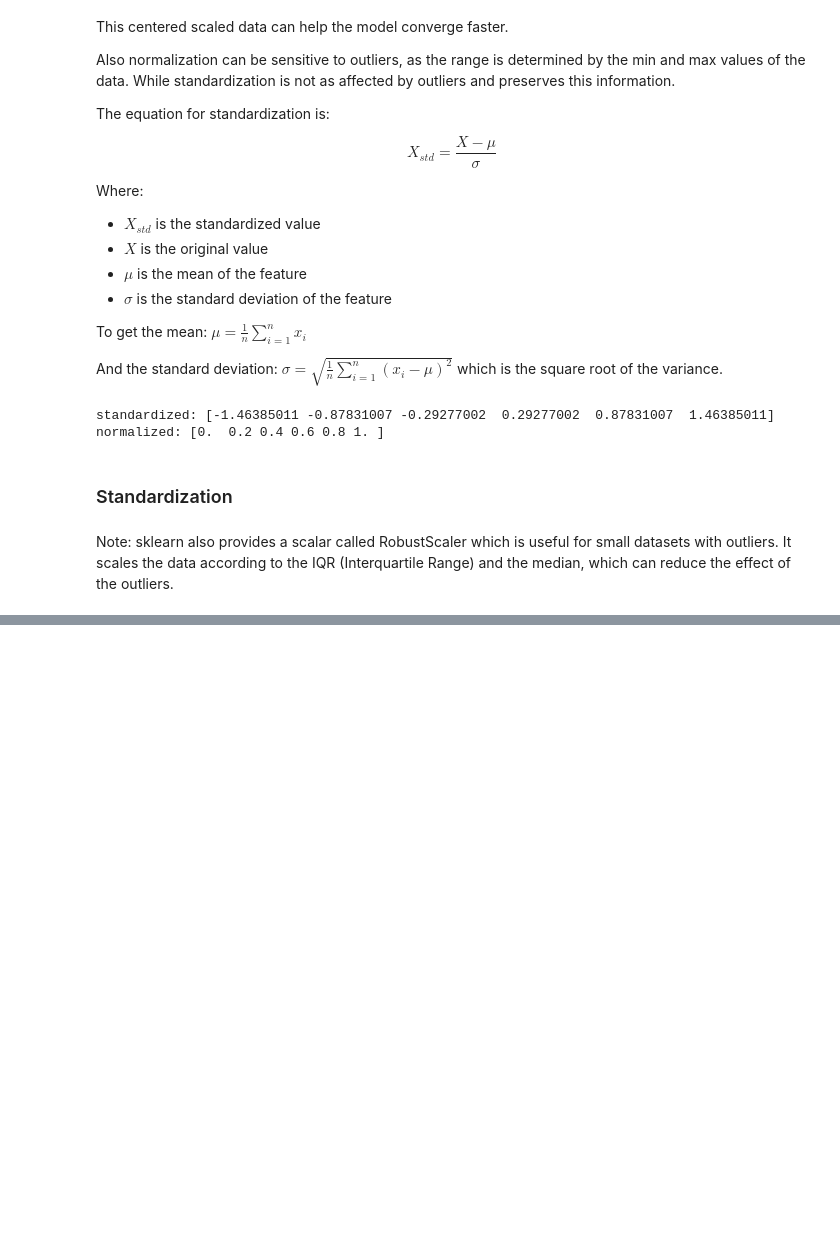
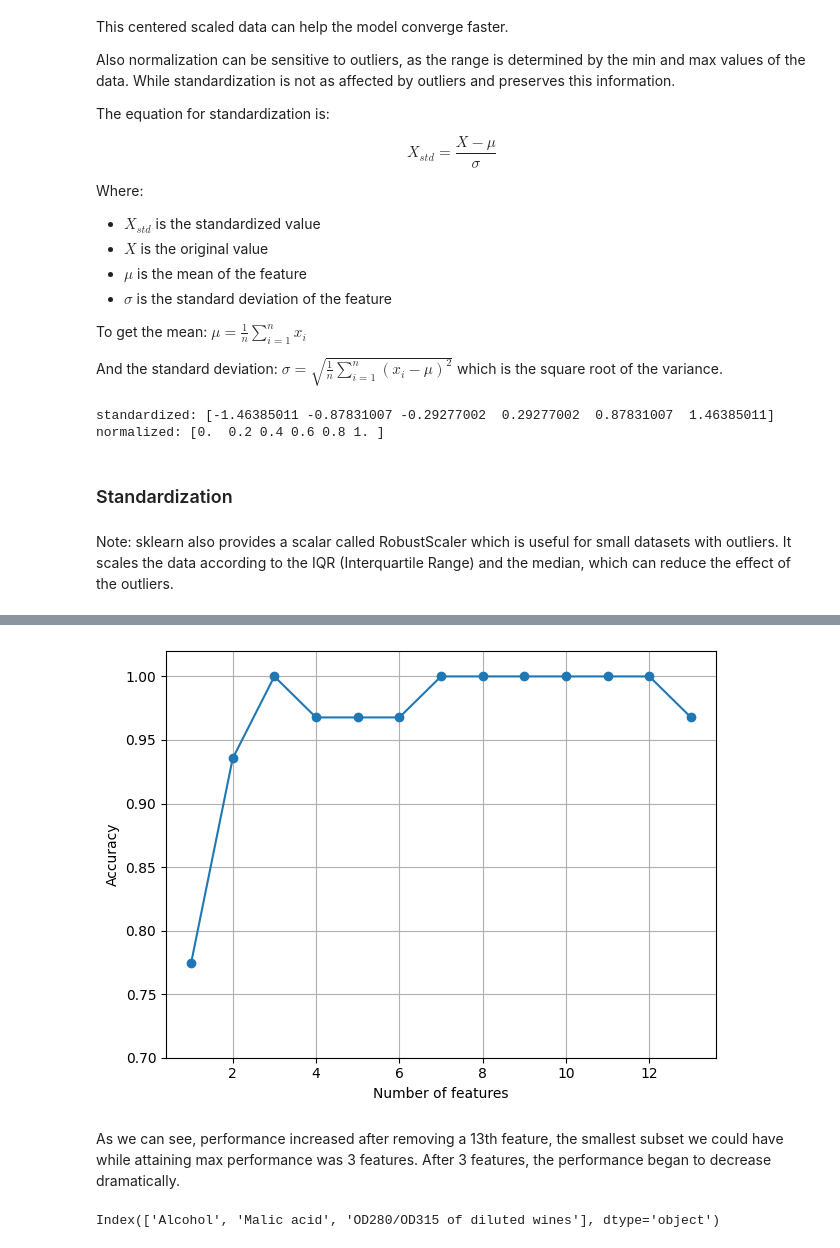
Before and after one commit to heyskylark/python-machine-learning, a Jupyter notebook: notebooks/preprocessing/wineDatasetProcessing.ipynb, the cells around one changed output, grey strips where cells are left out. Cells and saved outputs as stored; diff of their text form; code cells hidden in the pictures; blank space fills up the shorter version.

```diff
--- a/notebooks/preprocessing/wineDatasetProcessing.ipynb
+++ b/notebooks/preprocessing/wineDatasetProcessing.ipynb
@@ -80,0 +189,24 @@ Note: sklearn also provides a scalar called RobustScaler which is useful for sma
+# %%
+knn = KNeighborsClassifier(n_neighbors=5)
+
+sbs = SBS(knn, k_features=1)
+sbs.fit(X_train_std, y_train)
+
+k_feat = [len(k) for k in sbs.subsets_]
+
+plt.plot(k_feat, sbs.scores_, marker='o')
+plt.ylim([0.7, 1.02])
+plt.ylabel('Accuracy')
+plt.xlabel('Number of features')
+plt.grid()
+plt.tight_layout()
+plt.show()
+# %% [output]
+[figure, added]
+# %% [markdown]
+As we can see, performance increased after removing a 13th feature, the smallest subset we could have while attaining max performance was 3 features. After 3 features, the performance began to decrease dramatically.
+# %%
+k3 = list(sbs.subsets_[10])
+print(df_wine.columns[1:][k3])
+# %% [output]
+Index(['Alcohol', 'Malic acid', 'OD280/OD315 of diluted wines'], dtype='object')
```
Also changed, not shown: parts of 17 cells of this notebook, 2 other files.
